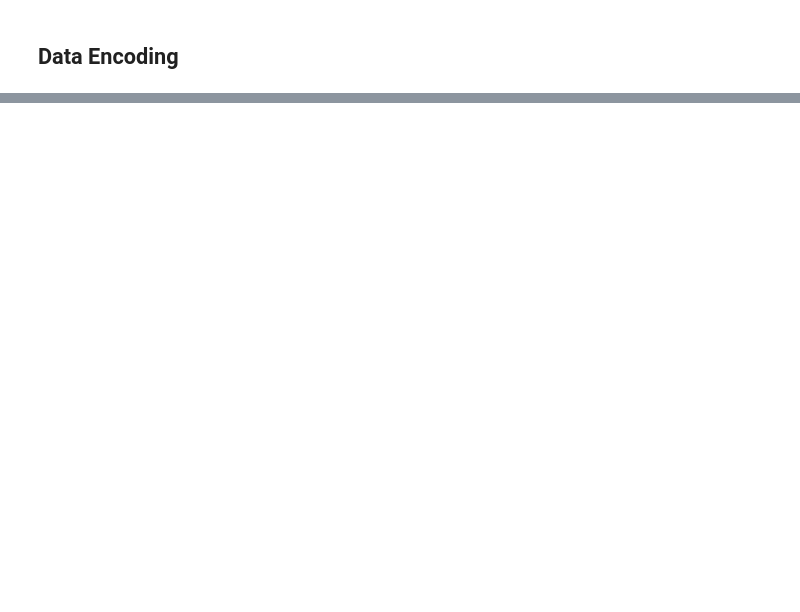
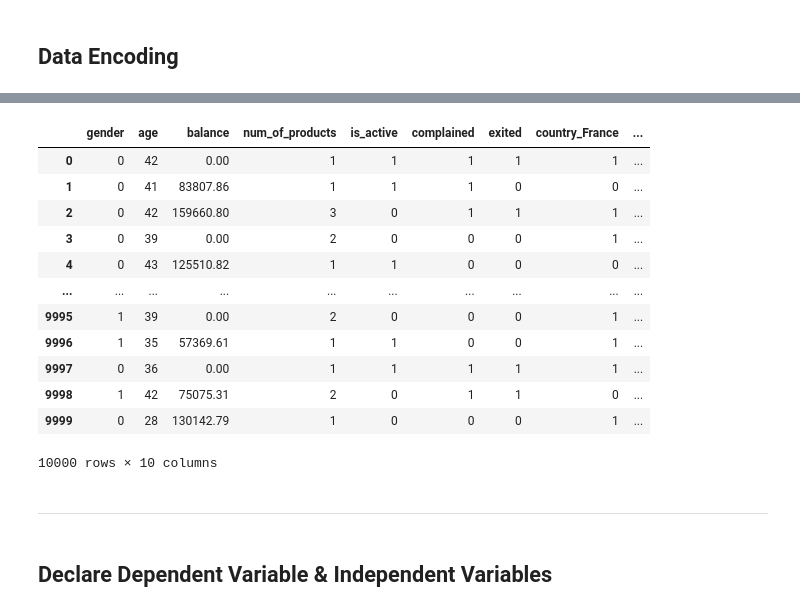
Before and after one commit to iceyisaak/ann-bank-customer-churn-prediction, a Jupyter notebook: ann-bank-customer-churn-prediction.ipynb, the cells around one changed output, grey strips where cells are left out. Drawn from its saved outputs; the diff is of its cells as text; code cells hidden in the pictures; blank space fills up the shorter version.

```diff
--- a/ann-bank-customer-churn-prediction.ipynb
+++ b/ann-bank-customer-churn-prediction.ipynb
@@ -1209,0 +1325,2 @@ df.head()
+# %%
+country_ohe = pd.DataFrame(cnty_enc, columns=oh_enc.get_feature_names_out(['country']))
@@ -1209,0 +1343,2 @@ df.head()
+# %%
+country_ohe = country_ohe.astype(int)
@@ -1209,0 +1361,2 @@ df.head()
+# %%
+df = pd.concat([df,country_ohe],axis=1)
@@ -1209,0 +1372,22 @@ df.head()
+# %%
+df = df.drop('country',axis=1)
+# %%
+df
+# %% [output]
+|  | gender | age | balance | num_of_products | is_active | complained | exited | country_France | ... |
+| 0 | 0 | 42 | 0.00 | 1 | 1 | 1 | 1 | 1 | ... |
+| 1 | 0 | 41 | 83807.86 | 1 | 1 | 1 | 0 | 0 | ... |
+| 2 | 0 | 42 | 159660.80 | 3 | 0 | 1 | 1 | 1 | ... |
+| 3 | 0 | 39 | 0.00 | 2 | 0 | 0 | 0 | 1 | ... |
+| 4 | 0 | 43 | 125510.82 | 1 | 1 | 0 | 0 | 0 | ... |
+| ... | ... | ... | ... | ... | ... | ... | ... | ... | ... |
+| 9995 | 1 | 39 | 0.00 | 2 | 0 | 0 | 0 | 1 | ... |
+| 9996 | 1 | 35 | 57369.61 | 1 | 1 | 0 | 0 | 1 | ... |
+| 9997 | 0 | 36 | 0.00 | 1 | 1 | 1 | 1 | 1 | ... |
+| 9998 | 1 | 42 | 75075.31 | 2 | 0 | 1 | 1 | 0 | ... |
+| 9999 | 0 | 28 | 130142.79 | 1 | 0 | 0 | 0 | 1 | ... |
+10000 rows × 10 columns
+# %% [markdown]
+---
+# %% [markdown]
+## Declare Dependent Variable & Independent Variables
```
Also changed, not shown: parts of 50 cells of this notebook.
